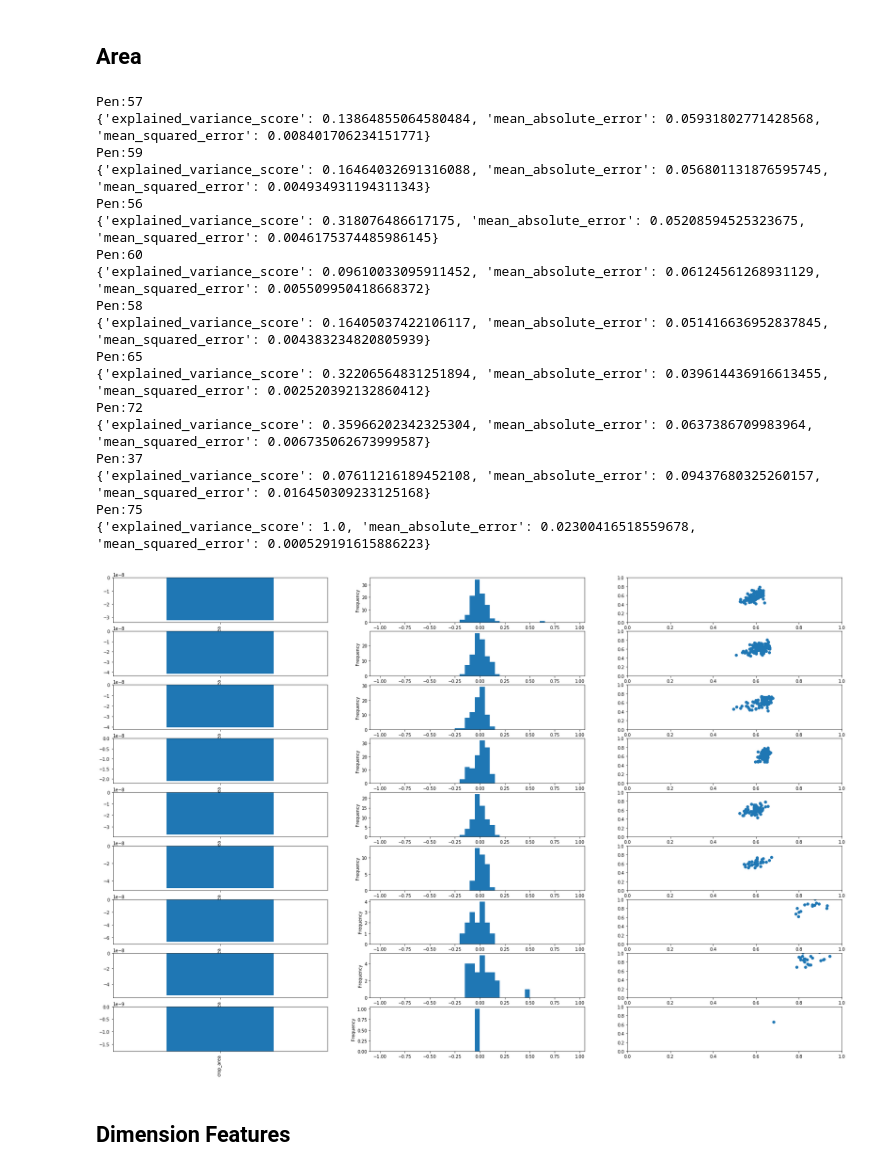
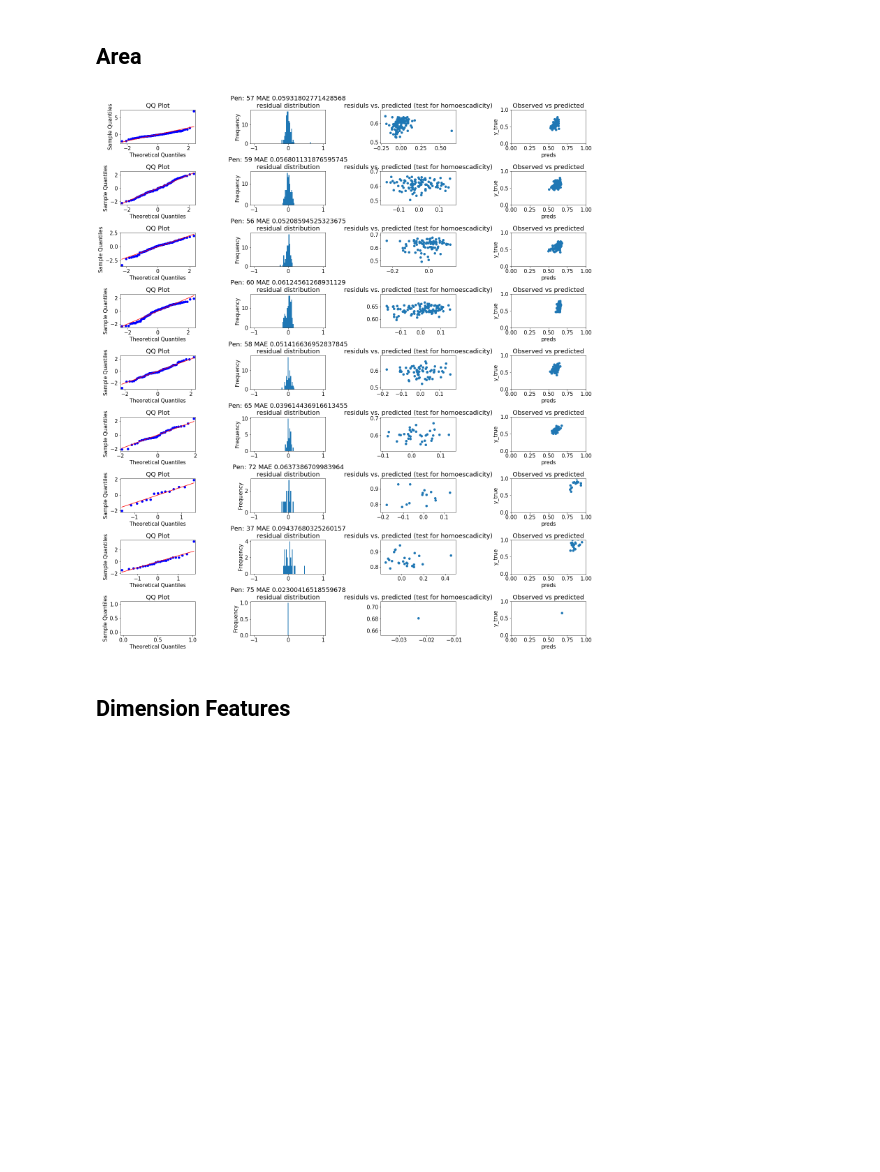
Before and after one commit to isabellafaccone/aquabytePersonal, a Jupyter notebook: sid/lice_counting/depth_estimation_from_coordinates.ipynb, the cells around one changed output. Drawn from its saved outputs; the diff is of its cells as text; code cells hidden in the pictures; blank space fills up the shorter version.

Commit message:
Add more tests for normality

```diff
--- a/sid/lice_counting/depth_estimation_from_coordinates.ipynb
+++ b/sid/lice_counting/depth_estimation_from_coordinates.ipynb
@@ -52,7 +52,7 @@ Name: left_crop_metadata, dtype: int64
 # %%
 import json
 
-dict_columns = ['camera_metadata', 'left_crop_metadata']
+dict_columns = ['left_crop_metadata']
 
 for col in dict_columns:
     pdf = pdf[pdf[col].apply(type) == str]
@@ -144,8 +153,12 @@ class LinearRegression(LinearModel, sklearn.base.RegressorMixin, sklearn.base.Mu
 # %%
 from sklearn.model_selection import train_test_split
 from sklearn.metrics import explained_variance_score, mean_absolute_error, mean_squared_error
+from statsmodels.graphics.gofplots import qqplot
 import matplotlib.pyplot as plt
 import numpy as np
+import matplotlib.pyplot as plt
+
+plt.rcParams.update({'font.size': 15})
 
 hyperparams = {LinearRegression: {'normalize': True}}
 
@@ -157,7 +170,7 @@ def check_features(featureset):
             print(feat)
             print(pdf[feat].isnull().sum())
 
-def get_performance_report(y_true, y_pred, metrics=[explained_variance_score, mean_absolute_error, mean_squared_error]):
+def get_performance_report(y_true, y_pred, metrics=[explained_variance_score, mean_absolute_error]):
     report = {'evaluation': {m.__name__: m(y_true, y_pred) for m in metrics}}
     report['preds'] = y_pred
     report['y_true'] = y_true
@@ -188,16 +201,28 @@ def evaluate(cls, featureset, train_pen_specific=True):
     return results
 
 def plot_results(report, is_model=True):
-    fig, axes = plt.subplots(nrows=len(report), ncols=3, figsize=(30,20))
+    ncols = 4
+    if is_model:
+        ncols=5
+    nrows = len(report)
+    fig, axes = plt.subplots(nrows=len(report), ncols=ncols, figsize=(5*ncols,2.5*nrows))
     for i, pen in enumerate(report):
-        print(f'Pen:{pen}')
-        print(report[pen]['evaluation'])
+        overall_title = f"Pen: {pen} MAE {report[pen]['evaluation']['mean_absolute_error']}"
+        axes[i, ncols-3].set_title(overall_title + '\n' + 'residual distribution')
         if is_model:
             pd.Series(report[pen]['feature_importances']).plot.bar(ax=axes[i][0])
-        pd.Series(report[pen]['residuals']).plot.hist(bins=np.arange(-1, 1, 0.05), ax=axes[i][1])
-        axes[i][2].scatter(report[pen]['preds'],report[pen]['y_true'])
-        axes[i][2].set_xlim([0, 1])
-        axes[i][2].set_ylim([0,1])
+        qqplot(ax=axes[i][ncols-4], data=report[pen]['residuals'], fit=True, line='s')
+        axes[i][ncols-4].set_title('QQ Plot')
+        axes[i][ncols-2].scatter(report[pen]['residuals'], report[pen]['preds'])
+        axes[i][ncols-2].set_title('residuls vs. predicted (test for homoescadicity)')
+        pd.Series(report[pen]['residuals']).plot.hist(bins=np.arange(-1, 1, 0.025), ax=axes[i][ncols-3])
+        axes[i][ncols-1].scatter(report[pen]['preds'],report[pen]['y_true'])
+        axes[i][ncols-1].set_xlabel('preds')
+        axes[i][ncols-1].set_ylabel('y_true')
+        axes[i][ncols-1].set_xlim([0, 1])
+        axes[i][ncols-1].set_ylim([0,1])
+        axes[i][ncols-1].set_title('Observed vs predicted')
+    fig.tight_layout()
 # %% [markdown]
 ## How good is our baseline right now
 # %%
@@ -243,27 +269,9 @@ No cells with both depth_mm and distance_from_camera!!!!
 ## Area
 # %%
 report = evaluate(LinearRegression, ['crop_area'])
-plot_results(report)
+plot_results(report, is_model=False)
 # %% [output]
-Pen:57
-{'explained_variance_score': 0.13864855064580484, 'mean_absolute_error': 0.05931802771428568, 'mean_squared_error': 0.008401706234151771}
-Pen:59
-{'explained_variance_score': 0.16464032691316088, 'mean_absolute_error': 0.056801131876595745, 'mean_squared_error': 0.004934931194311343}
-Pen:56
-{'explained_variance_score': 0.318076486617175, 'mean_absolute_error': 0.05208594525323675, 'mean_squared_error': 0.0046175374485986145}
-Pen:60
-{'explained_variance_score': 0.09610033095911452, 'mean_absolute_error': 0.06124561268931129, 'mean_squared_error': 0.005509950418668372}
-Pen:58
-{'explained_variance_score': 0.16405037422106117, 'mean_absolute_error': 0.051416636952837845, 'mean_squared_error': 0.004383234820805939}
-Pen:65
-{'explained_variance_score': 0.32206564831251894, 'mean_absolute_error': 0.039614436916613455, 'mean_squared_error': 0.002520392132860412}
-Pen:72
-{'explained_variance_score': 0.35966202342325304, 'mean_absolute_error': 0.0637386709983964, 'mean_squared_error': 0.006735062673999587}
-Pen:37
-{'explained_variance_score': 0.07611216189452108, 'mean_absolute_error': 0.09437680325260157, 'mean_squared_error': 0.016450309233125168}
-Pen:75
-{'explained_variance_score': 1.0, 'mean_absolute_error': 0.02300416518559678, 'mean_squared_error': 0.000529191615886223}
-[figure, old version]
+[figure, new version]
 # %% [markdown]
 ## Dimension Features
 # %%
```
Also changed, not shown: parts of 9 cells of this notebook.
